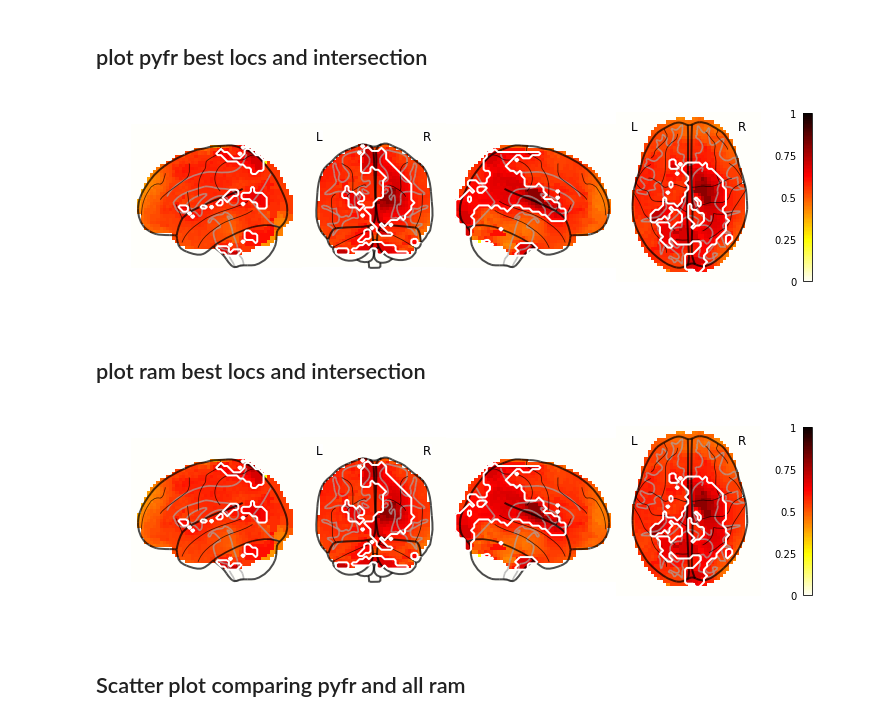
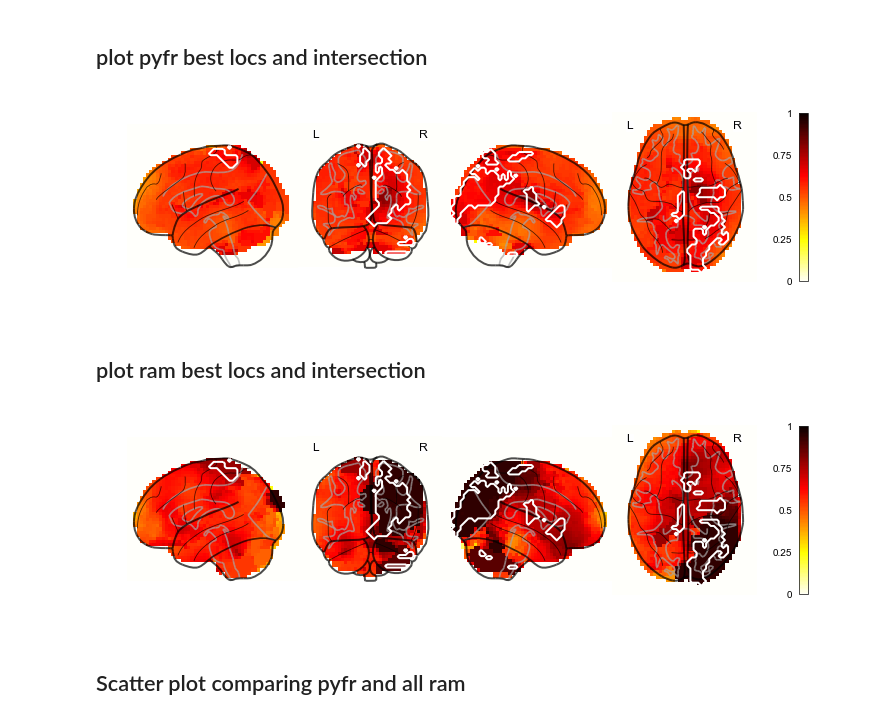
Before and after one commit to ContextLab/supereeg_paper, a Jupyter notebook: code/notebooks/best_loc.ipynb, the cells around one changed output. Cells and saved outputs as stored; diff of their text form; code cells hidden in the pictures.

Commit message:
WIP figures

```diff
--- a/code/notebooks/best_loc.ipynb
+++ b/code/notebooks/best_loc.ipynb
@@ -91,7 +102,7 @@ most_info_pyfr = plot.most_informative_locs(bestloc_pyfr_df, vox_size=4, width=r
 # %% [markdown]
 # RAM
 # %%
-RAM_df = pd.read_csv(os.path.join(pyfr_freq_dir, 'raw.csv'), index_col=0)
+RAM_df = pd.read_csv(os.path.join(ram_freq_dir, 'raw.csv'), index_col=0)
 # %%
 RAM_df['across'] = plot.r2z(RAM_df['across'])
 RAM_df['within'] = plot.r2z(RAM_df['within'])
@@ -124,3 +135,14 @@ bestloc_ram_df = pd.DataFrame()
 bestloc_ram_df['Correlation'] = plot.z2r(corr_by_subject)
 bestloc_ram_df['Subject'] = subj_by_subject
 bestloc_ram_df['R'] = None
+
+R_locs_str = []
+for i in range(bestloc_ram_df.shape[0]):
+    R = str(R_locs[i])
+    if R_locs_str == []:
+        R_locs_str = R
+    else:
+
+        R_locs_str = np.vstack((R_locs_str, R))
+
+bestloc_ram_df['R'] = R_locs_str
@@ -133,5 +149,3 @@ bestloc_ram_df['R'] = None
-# %%
-bestloc_ram_df = pd.read_csv(os.path.join(ram_data_dir, 'best_locs.csv'), index_col=0)
 # %%
 most_info_ram = plot.most_informative_locs(bestloc_ram_df, vox_size=4, width=r)
 # %% [markdown]
@@ -242,9 +256,9 @@ sub_nii.save(os.path.join(fig_dir, '4mm_brain.nii'))
 # %% [markdown]
 ## top 90th percentile for paper figure
 # %%
-pyfr_best = best_locs_mask['PyFR']> np.percentile(best_locs_mask['PyFR'].values, 95)
+pyfr_best = best_locs_mask['PyFR']> np.percentile(best_locs_mask['PyFR'].values, 90)
 
-ram_best = best_locs_mask['RAM']> np.percentile(best_locs_mask['RAM'].values, 95)
+ram_best = best_locs_mask['RAM']> np.percentile(best_locs_mask['RAM'].values, 90)
 # %%
 intersect = pyfr_best.astype('int64') + ram_best.astype('int64')
 
@@ -264,17 +278,21 @@ bo_nii = se.Brain(data=np.atleast_2d(most_info_pyfr), locs=sub_locs)
 nii_bo = se.helpers._brain_to_nifti(bo_nii, sub_nii)
 h = ni_plt.plot_glass_brain(nii_bo, colorbar=True, threshold=None, vmax=1, vmin=0, display_mode='lyrz')
 h.add_contours(mask, levels=[.5], colors='w', linewidths=2)
+nii_file = os.path.join(bestloc_nii_bo_dir, 'pyfr_bestloc')
+nii_bo.save(nii_file)
 # %% [output]
-[figure, old version]
+[figure, new version]
 # %% [markdown]
 ## plot ram best locs and intersection
 # %%
 bo_nii = se.Brain(data=np.atleast_2d(most_info_ram), locs=sub_locs)
 nii_bo = se.helpers._brain_to_nifti(bo_nii, sub_nii)
 h = ni_plt.plot_glass_brain(nii_bo, colorbar=True, threshold=None, vmax=1, vmin=0, display_mode='lyrz')
 h.add_contours(mask, levels=[.5], colors='w', linewidths=2)
+nii_file = os.path.join(bestloc_nii_bo_dir, 'ram_bestloc')
+nii_bo.save(nii_file)
 # %% [output]
-[figure, old version]
+[figure, new version]
 # %% [markdown]
 ## Scatter plot comparing pyfr and all ram
 # %%
```
Also changed, not shown: parts of 8 cells of this notebook, 51 other files.
